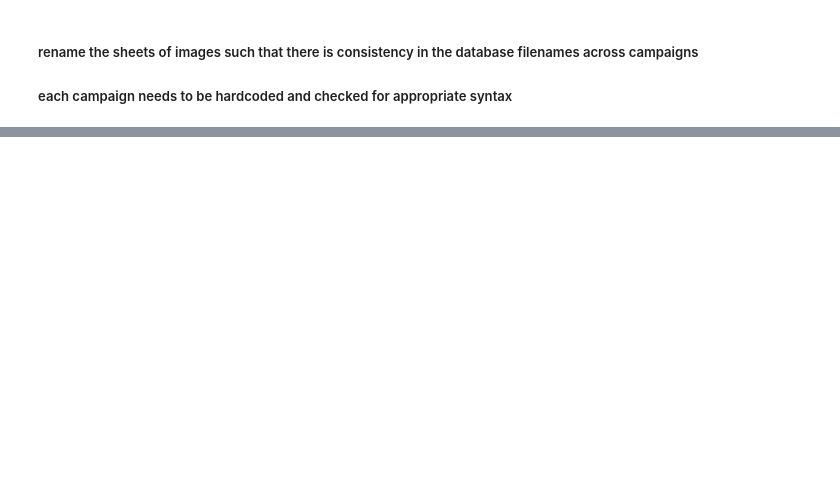
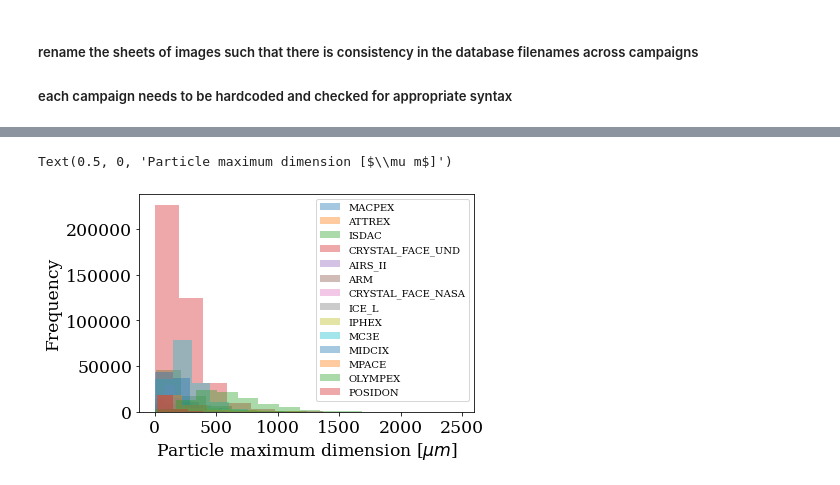
Before and after one commit to vprzybylo/cocpit, a Jupyter notebook: notebooks/filenames_to_datetime.ipynb, the cells around one changed output, grey strips where cells are left out. Drawn from its saved outputs; the diff is of its cells as text; code cells hidden in the pictures; blank space fills up the shorter version.

```diff
--- a/notebooks/filenames_to_datetime.ipynb
+++ b/notebooks/filenames_to_datetime.ipynb
@@ -6,2 +29,33 @@ import os
+# %%
+import pandas as pd
+import matplotlib.pyplot as plt
+from joypy import joyplot
+
+campaigns = [
+        "MACPEX",
+        "ATTREX",
+        "ISDAC",
+        "CRYSTAL_FACE_UND",
+        "AIRS_II",
+        "ARM",
+        "CRYSTAL_FACE_NASA",
+        "ICE_L",
+        "IPHEX",
+        "MC3E",
+        "MIDCIX",
+        "MPACE",
+        "OLYMPEX",
+        "POSIDON",
+    ]
+fig, ax = plt.subplots(1, 1)
+for campaign in campaigns:
+    path = f"/cocpit/final_databases/vgg16/v1.4.0/{campaign}.csv"
+    df = pd.read_csv(path)
+    df['particle height'].plot.hist(bins=12, alpha=0.4, label=campaign, ax=ax)
+ax.legend(loc='best')
+ax.set_xlabel('Particle maximum dimension [$\mu m$]')
+# %% [output]
+Text(0.5, 0, 'Particle maximum dimension [$\\mu m$]')
+[figure, added]
 # %%
 campaign = "ISDAC"
```
Also changed, not shown: parts of 8 cells of this notebook, 2 other files.
